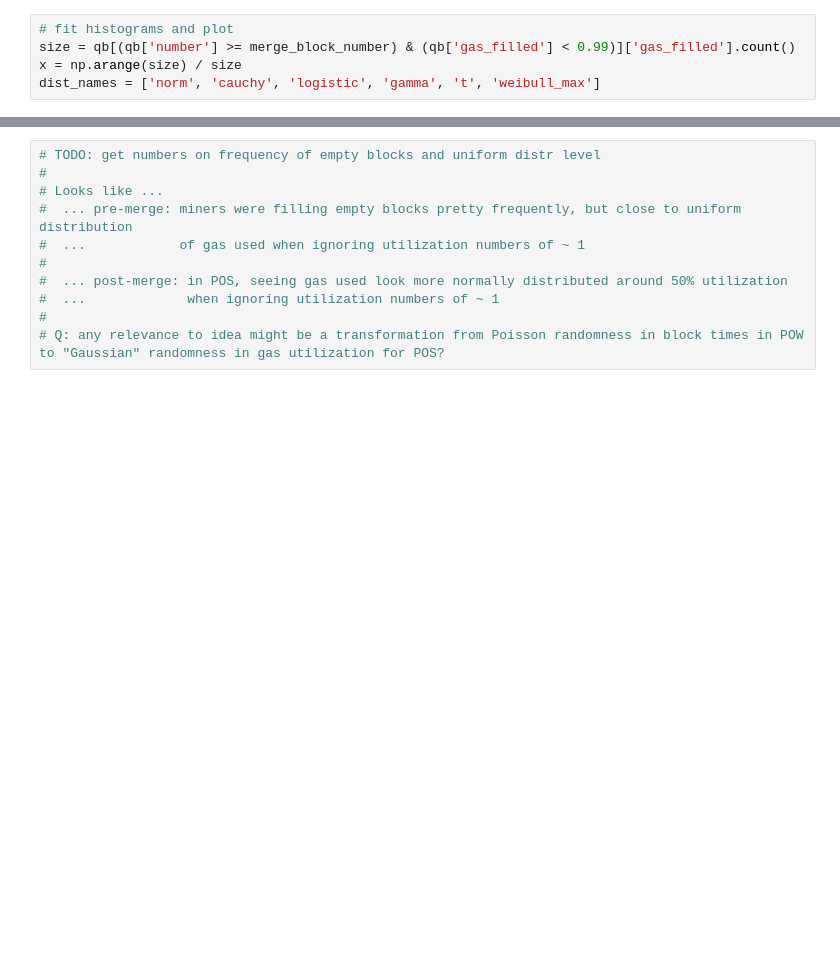
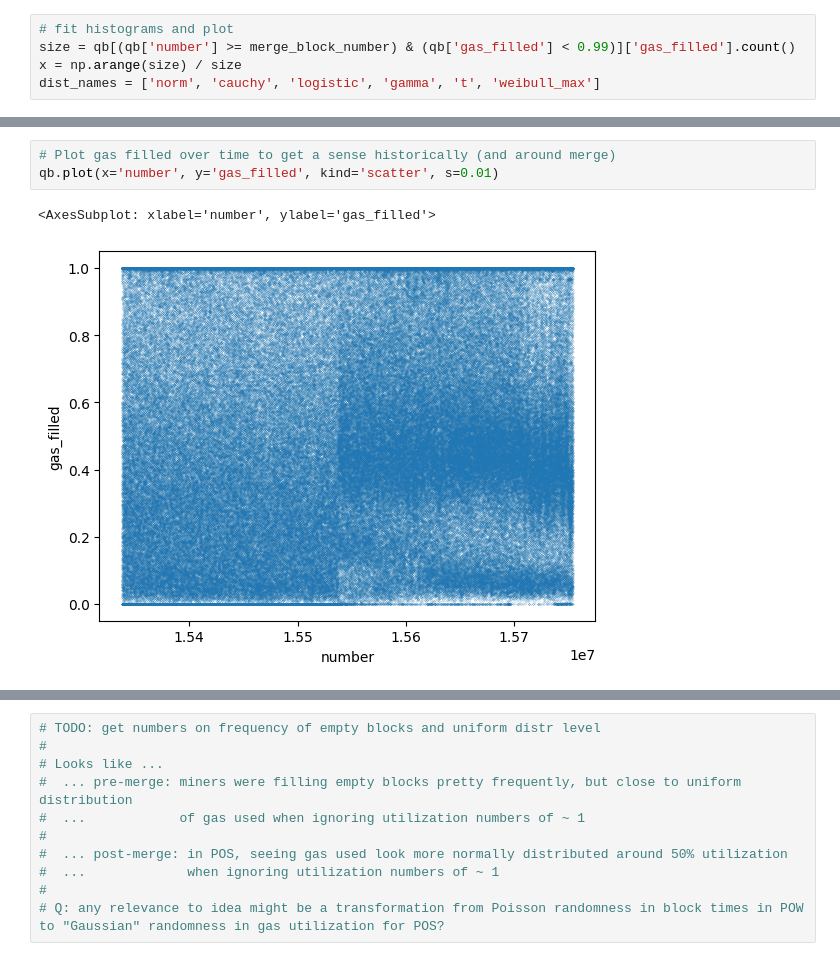
Before and after one commit to fmrmf/merge-challenge, a Jupyter notebook: notebook/blocks.ipynb, the cells around one changed output, grey strips where cells are left out. Saved outputs shown, nothing was run; the diff lists cells and outputs as text; blank space fills up the shorter version.

```diff
--- a/notebook/blocks.ipynb
+++ b/notebook/blocks.ipynb
@@ -251,3 +259,9 @@ params (gamma): (69.22423077980568, -1.6318056234028107, 0.030245530247041144)
 params (t): (13731416.291804418, 0.46320600260689526, 0.2522003520688402)
 params (weibull_max): (3.7230975355269758, 1.2861137111394103, 0.9134012737305327)
 [figure]
+# %%
+# Plot gas filled over time to get a sense historically (and around merge)
+qb.plot(x='number', y='gas_filled', kind='scatter', s=0.01)
+# %% [output]
+<AxesSubplot: xlabel='number', ylabel='gas_filled'>
+[figure, added]
```
Also changed, not shown: parts of 9 cells of this notebook.
